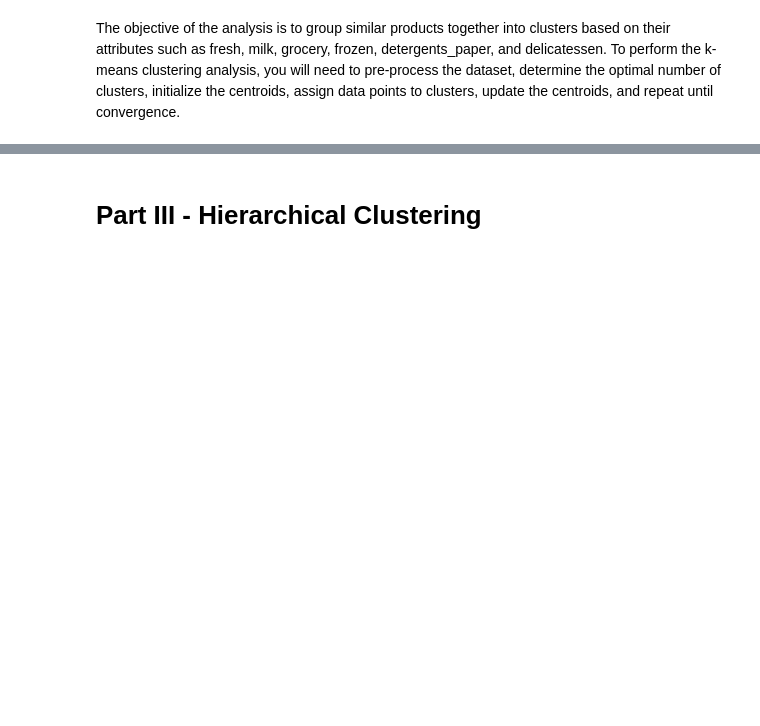
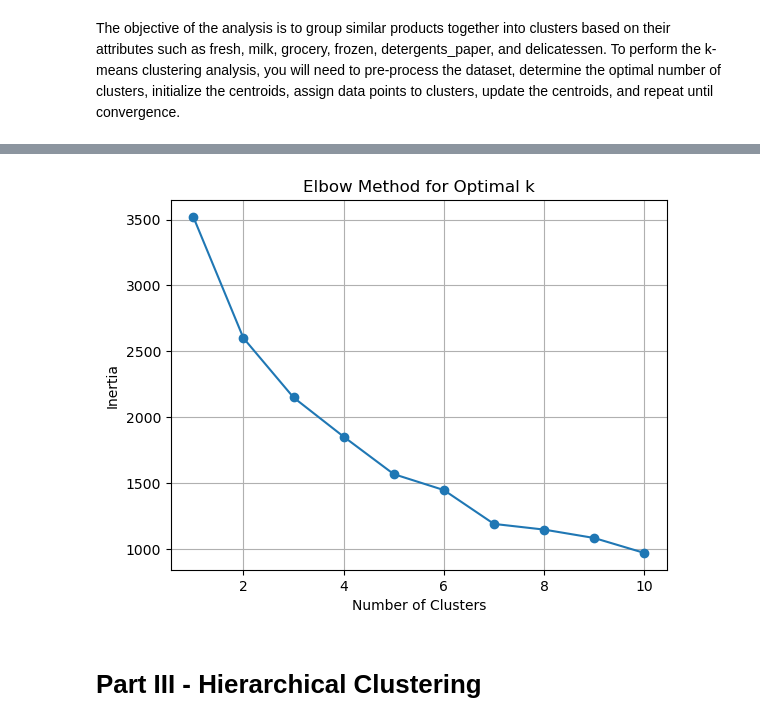
Before and after one commit to Ikenna1414/ml-project-unsupervised-learning, a Jupyter notebook: Unsupervised Learning - Project.ipynb, the cells around one changed output, grey strips where cells are left out. Cells and saved outputs as stored; diff of their text form; code cells hidden in the pictures; blank space fills up the shorter version.

```diff
--- a/Unsupervised Learning - Project.ipynb
+++ b/Unsupervised Learning - Project.ipynb
@@ -74,3 +82,8 @@ memory usage: 27.6 KB
 # Part II - KMeans Clustering
 # %% [markdown]
 The objective of the analysis is to group similar products together into clusters based on their attributes such as fresh, milk, grocery, frozen, detergents_paper, and delicatessen. To perform the k-means clustering analysis, you will need to pre-process the dataset, determine the optimal number of clusters, initialize the centroids, assign data points to clusters, update the centroids, and repeat until convergence.
+# %%
+scaler = StandardScaler()
+df_scaled = scaler.fit_transform(df)
+df_new = pd.DataFrame(df_scaled)
+df_new
@@ -77,3 +104,23 @@ The objective of the analysis is to group similar products together into cluster
+# %%
+from sklearn.cluster import KMeans
+import matplotlib.pyplot as plt
+
+inertia = []
+k_range = range(1, 11)
+
+for k in k_range:
+    kmeans = KMeans(n_clusters=k, random_state=42)
+    kmeans.fit(df_scaled)
+    inertia.append(kmeans.inertia_)
+
+plt.plot(k_range, inertia, marker='o')
+plt.xlabel('Number of Clusters')
+plt.ylabel('Inertia')
+plt.title('Elbow Method for Optimal k')
+plt.grid(True)
+plt.show()
+# %% [output]
+[figure, added]
 # %% [markdown]
 # Part III - Hierarchical Clustering
 # %% [markdown]
```
Also changed, not shown: parts of 3 cells of this notebook.
